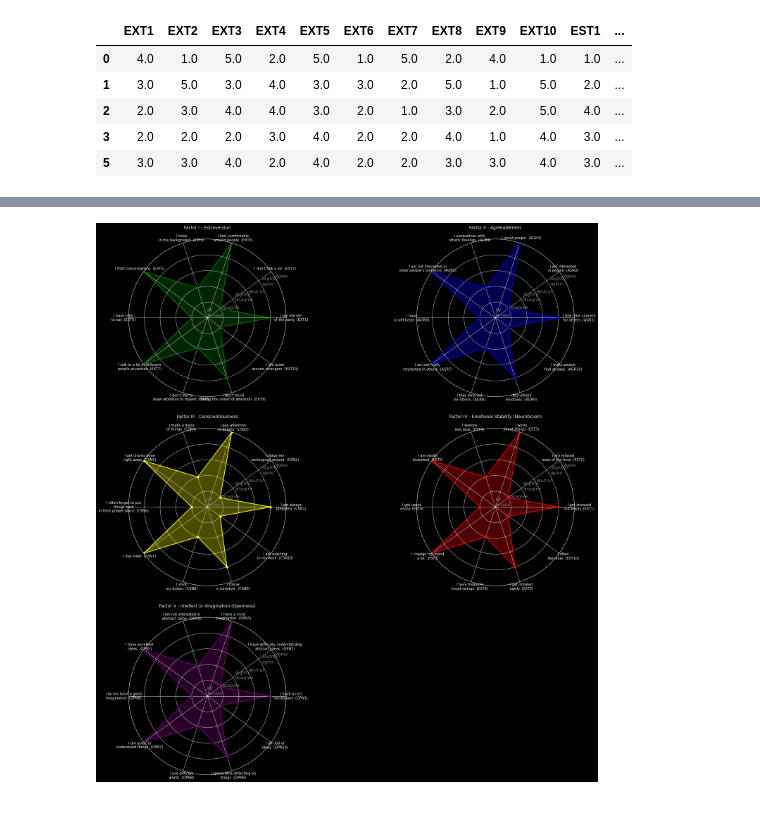
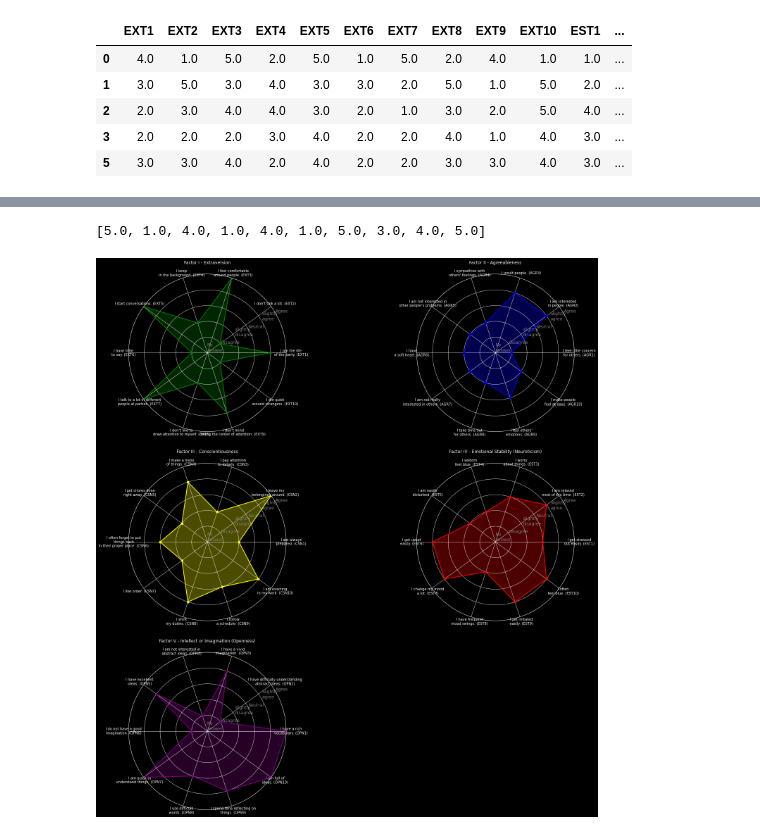
Before and after one commit to ArminD93/BigFivePersonalityTest, a Jupyter notebook: BigFivePersonality.ipynb, the cells around one changed output, grey strips where cells are left out. Cells and saved outputs as stored; diff of their text form; code cells hidden in the pictures.

Commit message:
Prawidłowa prezentacja wyników z testu osobowości na diagramach typu radar dla wybranego wiersza :)

```diff
--- a/BigFivePersonality.ipynb
+++ b/BigFivePersonality.ipynb
@@ -1390,7 +1374,9 @@ from itertools import islice
 
 first_row_scores = np.array( BigFive.loc[0,  BigFive.columns[0:50] ] )
 
-iterator = islice(first_row_scores, 10)
-factor_scores = [scores for scores in iterator]
 
-factor_scores
+for start, stop in zip(range(0, 50, 10), range(10, 60, 10)):
+  iterator = islice(first_row_scores, start, stop )
+  print('start:',start, 'stop:',stop)
+  factor_scores = [scores for scores in iterator]
+  print(factor_scores)
@@ -1397,3 +1394,7 @@ factor_scores
+# %%
+factor_scores
+# %% [output]
+[5.0, 1.0, 4.0, 1.0, 4.0, 1.0, 5.0, 3.0, 4.0, 5.0]
 # %%
 def make_radar(factor_scores ):
 
@@ -1409,11 +1410,8 @@ def make_radar(factor_scores ):
   color_list = ['green', 'blue', 'yellow', 'red', 'purple']
 
 
-
   fig= plt.figure(figsize=(28, 28) )
   fig.subplots_adjust(hspace=0.2, wspace=0.1)
-
-  # ax = fig.add_subplot(111, polar=True)
 
   cols = 2
   rows = 3
@@ -1421,63 +1419,44 @@ def make_radar(factor_scores ):
   ColorNo = 0
   FactorNo = 0
 
-  # factor_scores = factor_scores[0:10]
 
-  # factor_questions = [ quest for quest in Factors_list][0]
-  # factor_questions = np.array(factor_questions)
-  # angles = np.linspace(0, 2*np.pi, len(factor_questions), endpoint=False)
-  # factor_scores = np.concatenate( [ factor_scores, [factor_scores[0]] ] )
-  # angles = np.concatenate( [ angles, [angles[0]] ] )
-
-
-  for i in range(1, 6):
+  for i, start, stop in zip( range(1, 6), range(0, 50, 10), range(10, 60, 10)):
     ax = fig.add_subplot(rows, cols, i, polar=True)
     setTitle = [ title for title in title_list ][titleNo]
     setColor= [ color for color in color_list ][ColorNo]
 
-    iterator = islice(factor_scores, 10)
-
+    iterator = islice(first_row_scores, start, stop )
     factor_scores = [scores for scores in iterator]
-    # factor_scores = factor_scores[0:10]
 
     factor_questions = [ quest for quest in Factors_list][FactorNo]
     factor_questions = np.array(factor_questions)
     angles = np.linspace(0, 2*np.pi, len(factor_questions), endpoint=False)
     factor_scores = np.concatenate( [ factor_scores, [factor_scores[0]] ] )
     angles = np.concatenate( [ angles, [angles[0]] ] )
 
-
-
-
     ax.plot(angles, factor_scores, 'o-', linewidth=2, color= setColor)
     ax.fill(angles, factor_scores, alpha=0.3, color= setColor)
     ax.set_thetagrids(angles * 180/np.pi, factor_questions)
-
 
     # 1=Disagree, 3=Neutral, 5=Agree
     y = np.array([0, 1, 2, 3, 4, 5])
     plt.yticks(y, scale_ticks, color='grey', size=12)
     ax.set_rlabel_position(30)
-
     plt.ylim(0, 5)
-
-
     ax.set_title(setTitle)
 
     titleNo  += 1
     ColorNo  += 1
     FactorNo += 1
 
-
-
   return plt.show()
 
-
+# #################################
 first_row_scores = np.array( BigFive.loc[0,  BigFive.columns[0:50] ] )
 
 make_radar(factor_scores= first_row_scores)
 # %% [output]
-[figure, old version]
+[figure, new version]
 # %%
 # np 5 krajów o najwyższym poziomie:
 
```
Also changed, not shown: parts of 4 cells of this notebook.
